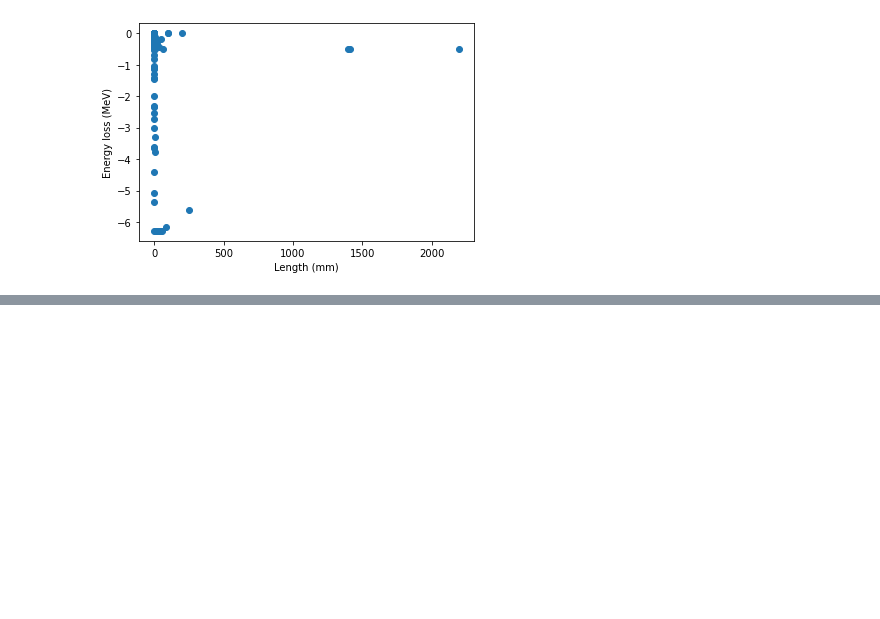
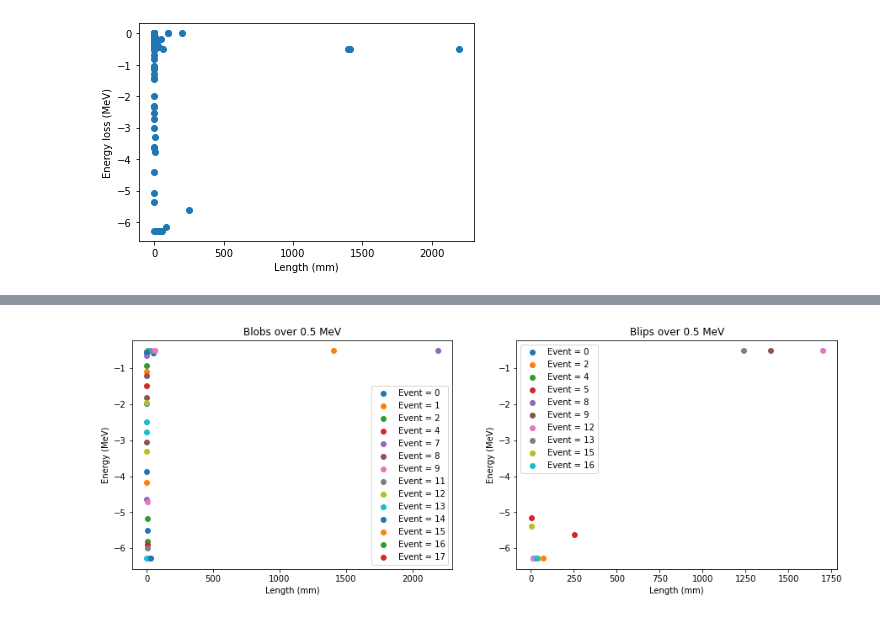
Before and after one commit to sierracthomas/neutrino_work, a Jupyter notebook: misc_projects_and_data/spectrum_runs/blips_blobs.ipynb, the cells around one changed output, grey strips where cells are left out. Cells and saved outputs as stored; diff of their text form; code cells hidden in the pictures; blank space fills up the shorter version.

Commit message:
Add length vs energy for blips/blobs

```diff
--- a/misc_projects_and_data/spectrum_runs/blips_blobs.ipynb
+++ b/misc_projects_and_data/spectrum_runs/blips_blobs.ipynb
@@ -79,14 +80,14 @@ def integrate_over(event_num, track_num, data, param = 6, subtract = None):
     return [event_num, track_num, integrate]
 
 
-def track_length_and_energy(my_data):
+def track_length_and_energy(my_data, event_list = range(0, 20), track_list = range(0, 20)):
     # integrate energy data over track_id, event_id
     integrated_energy_by_event = []
     integrated_length_by_event_x = []
     integrated_length_by_event_y = []
     integrated_length_by_event_z = []
-    for event in range(0, 20):
-        for track in range(0, 20):
+    for event in event_list:
+        for track in track_list:
             integrated_energy_by_event.append(integrate_over(event, track, my_data))
             # get track lengths, `subtract = 1` shows delta track length
             integrated_length_by_event_x.append(integrate_over(event, track, my_data, param = 3, subtract = 1))
@@ -228,0 +328,14 @@ df
+# %%
+my_data = genfromtxt(f'spectrum/6283.8/run_nt_Hits_t0.csv', delimiter=',')
+proc = proc_list(6283.8, my_data)
+
+for i, val in enumerate(my_data):
+    if val[0] == 1.0:
+        print(val, proc[i])
+all_ion = search_for_proc("eIoni", proc, my_data)
+
+for i in all_ion:
+    if i[0] == 3.0:
+        print(i)
+#for i, val in enumerate(my_data):
+#    print(val, proc[i])
@@ -228,0 +369,64 @@ df
+# %%
+def number_vs_energy(ax1, ax2):
+
+    my_data = genfromtxt(f'spectrum/6283.8/run_nt_Hits_t0.csv', delimiter=',')
+    proc = proc_list(6283.8, my_data)
+
+    #my_data = search_for_proc("eIoni", proc, my_data)
+
+    for event_num in range(0, 19):
+        #blockPrint()
+        try:
+            blips, blobs = blips_blobs_tracks("eIoni", proc, my_data, event_num)
+
+            if len(blobs) > 1:
+                blob_length, blob_energy = track_length_and_energy(my_data, event_list = [event_num], track_list = blobs)
+                blobs_half_mev_length = []
+                blobs_half_mev_energy = []
+                for i, val in enumerate(blob_energy):
+                    if abs(val[2]) > 0.5:
+                        blobs_half_mev_energy.append(val[2])
+                        blobs_half_mev_length.append(blob_length[i])
+                ax1.scatter(blobs_half_mev_length, blobs_half_mev_energy, label = f"Event = {event_num}")
+
+
+            if len(blips) > 1:
+                blip_length, blip_energy = track_length_and_energy(my_data, event_list = [event_num], track_list = blips)
+                blips_half_mev_length = blip_length
+                blips_half_mev_energy = blip_energy.T[2]
+                blips_half_mev_length = []
+                blips_half_mev_energy = []
+                for i, val in enumerate(blip_energy):
+                    print(abs(val[2]))
+                    if abs(val[2]) > 0.5:
+                        blips_half_mev_energy.append(val[2])
+                        blips_half_mev_length.append(blip_length[i])
+                ax2.scatter(blips_half_mev_length, blips_half_mev_energy, label = f"Event = {event_num}")
+            else:
+                print("Not long enough")
+        except ValueError:
+            continue
+        except IndexError:
+            break
+        #except IndexError:
+        #enablePrint()
+
+        #    print(blobs)
+        #    break
+        #
+
+
+fig, ax = plt.subplots(1, 2, figsize = (15, 5))
+number_vs_energy(ax[0], ax[1])
+ax[0].set_title("Blobs over 0.5 MeV")
+ax[0].set_xlabel("Length (mm)")
+ax[0].set_ylabel("Energy (MeV)")
+
+ax[1].set_title("Blips over 0.5 MeV")
+ax[1].set_xlabel("Length (mm)")
+ax[1].set_ylabel("Energy (MeV)")
+
+ax[0].legend()
+ax[1].legend()
+plt.show()
+# %% [output]
@@ -228,0 +450 @@ df
+[figure, added]
```
Also changed, not shown: parts of 12 cells of this notebook.
